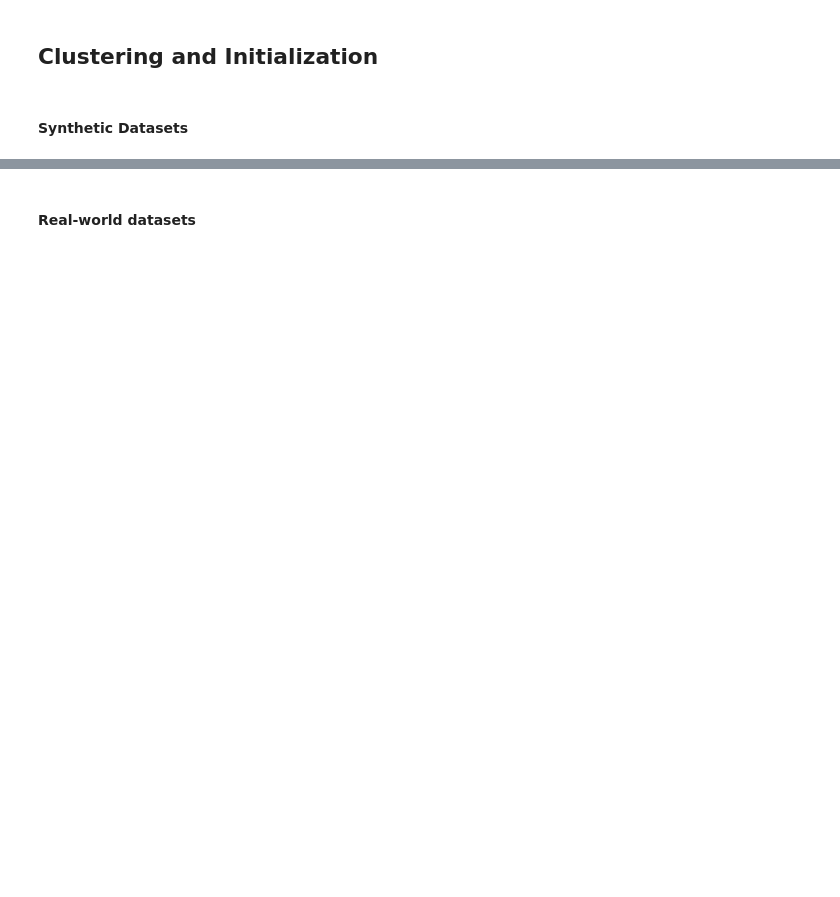
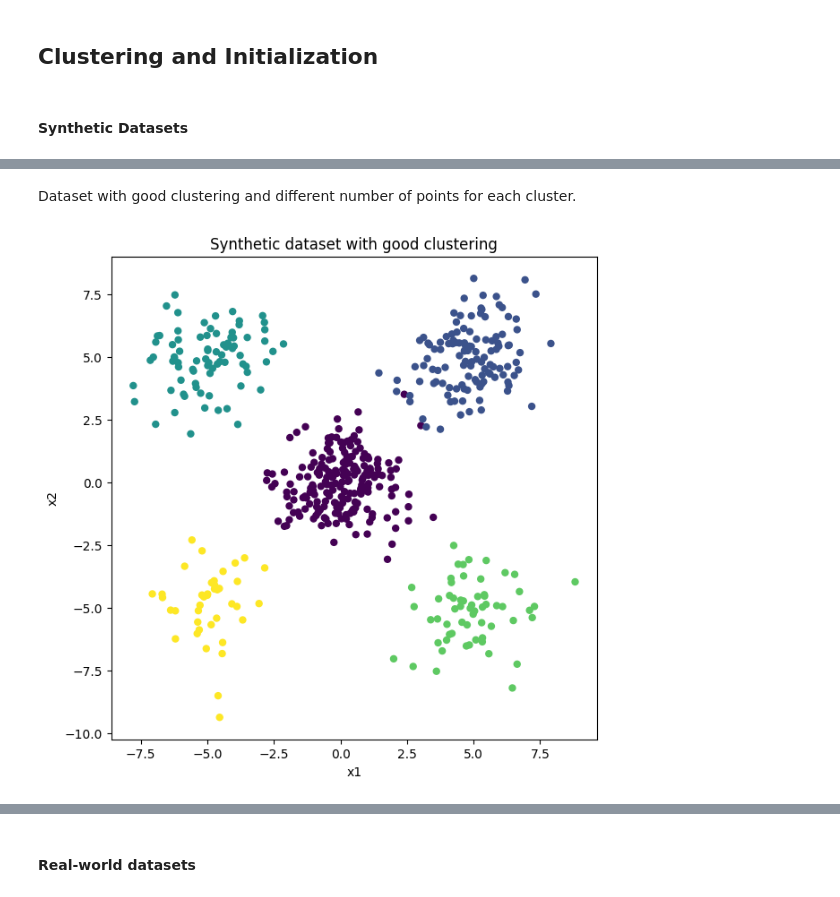
Before and after one commit to MatteoBisotti/statML_project, a Jupyter notebook: code/main.ipynb, the cells around one changed output, grey strips where cells are left out. Saved outputs shown, nothing was run; the diff lists cells and outputs as text; code cells hidden in the pictures; blank space fills up the shorter version.

```diff
--- a/code/main.ipynb
+++ b/code/main.ipynb
@@ -38,0 +74,25 @@ plot_synthetic_points(X, y)
+# %% [markdown]
+Dataset with good clustering and different number of points for each cluster.
+# %%
+centers_imbalanced = [
+    (0.0, 0.0),
+    (5.0, 5.0),
+    (-5.0, 5.0),
+    (5.0, -5.0),
+    (-5.0, -5.0)
+]
+
+cluster_sizes = [200, 120, 80, 60, 40]
+std = 1.2
+n_features = 2
+random_state = 42
+
+X_imbalanced, y_imbalanced = generate_blobs(centers=centers,
+                      cluster_sizes=cluster_sizes,
+                      std=std,
+                      n_features=n_features,
+                      random_state=random_state)
+
+plot_synthetic_points(X_imbalanced, y_imbalanced)
+# %% [output]
+[figure, added]
```
Also changed, not shown: parts of 25 cells of this notebook, 2 other files.
